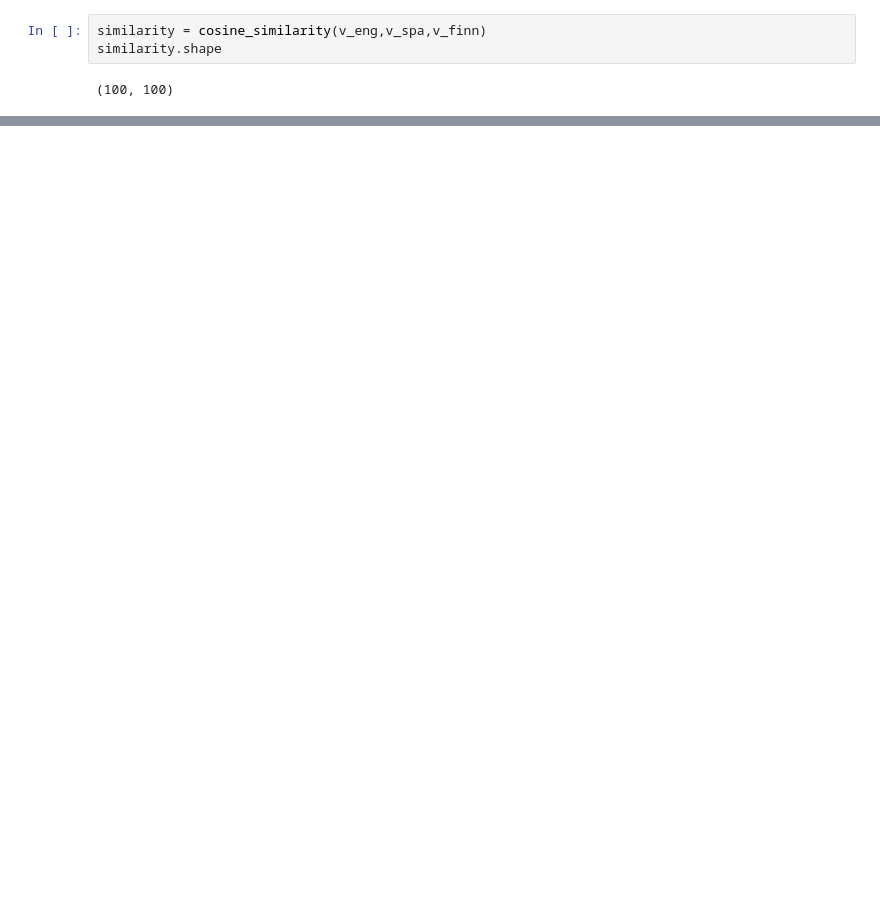
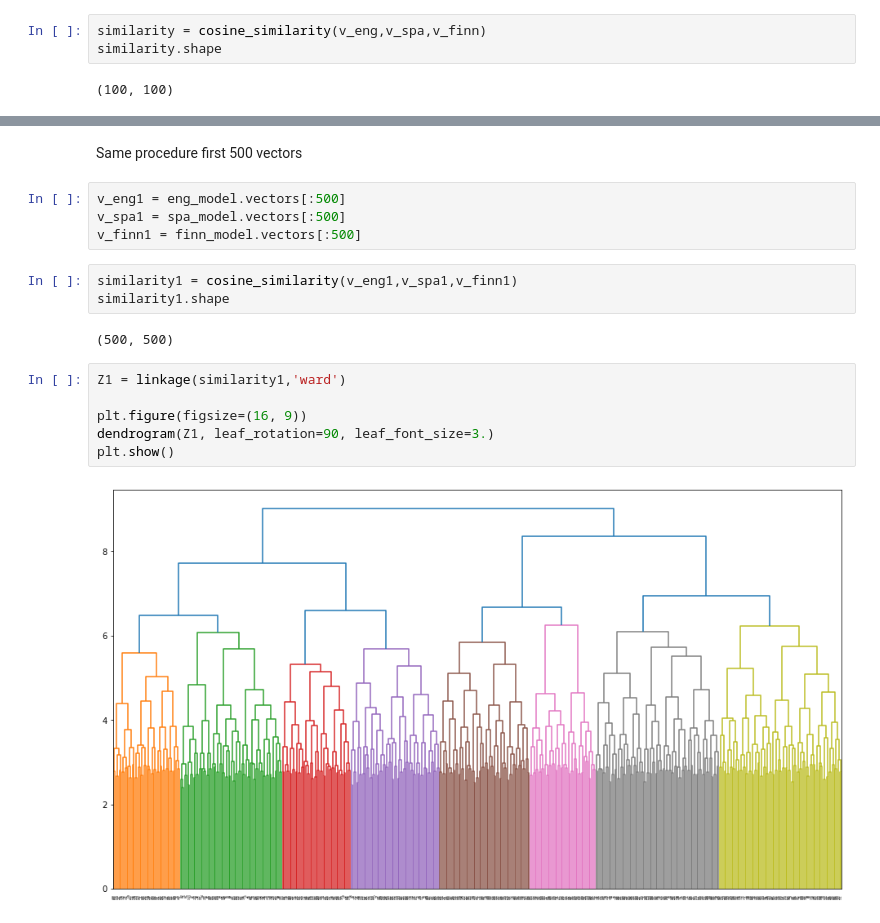
Before and after one commit to arif-cakir/bitirme-not-defteri, a Jupyter notebook: Summary Spring.ipynb, the cells around one changed output, grey strips where cells are left out. Drawn from its saved outputs; the diff is of its cells as text; blank space fills up the shorter version.

Commit message:
similarity dendogram with 500 matrix

```diff
--- a/Summary Spring.ipynb
+++ b/Summary Spring.ipynb
@@ -225,3 +269,22 @@ dendrogram(Z, leaf_rotation=90, leaf_font_size=8.)
 plt.show()
 # %% [output]
 [figure]
+# %% [markdown]
+Same procedure first 500 vectors
+# %%
+v_eng1 = eng_model.vectors[:500]
+v_spa1 = spa_model.vectors[:500]
+v_finn1 = finn_model.vectors[:500]
+# %%
+similarity1 = cosine_similarity(v_eng1,v_spa1,v_finn1)
+similarity1.shape
+# %% [output]
+(500, 500)
+# %%
+Z1 = linkage(similarity1,'ward')
+
+plt.figure(figsize=(16, 9))
+dendrogram(Z1, leaf_rotation=90, leaf_font_size=3.)
+plt.show()
+# %% [output]
+[figure, added]
```
Also changed, not shown: parts of 4 cells of this notebook.
